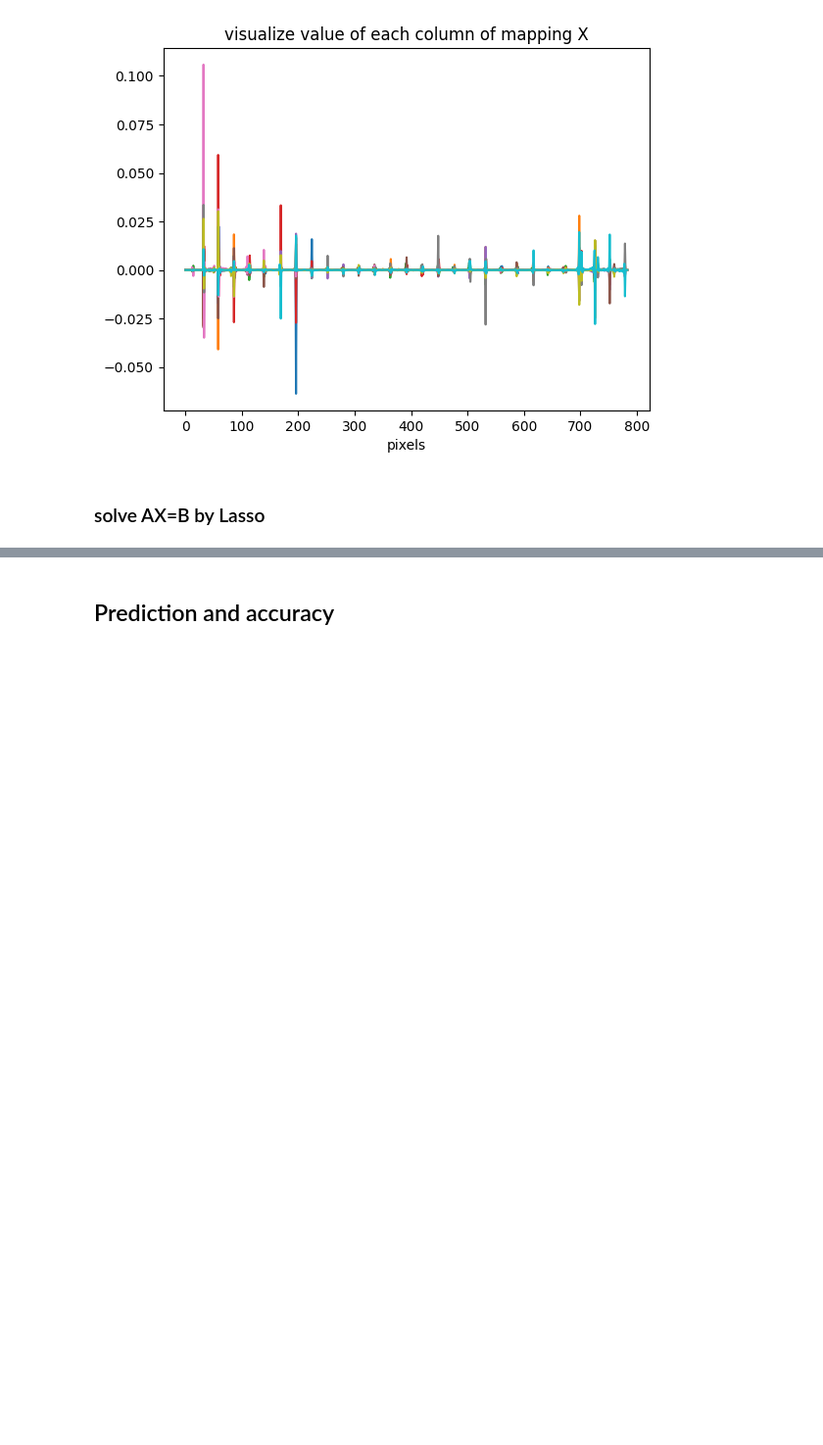
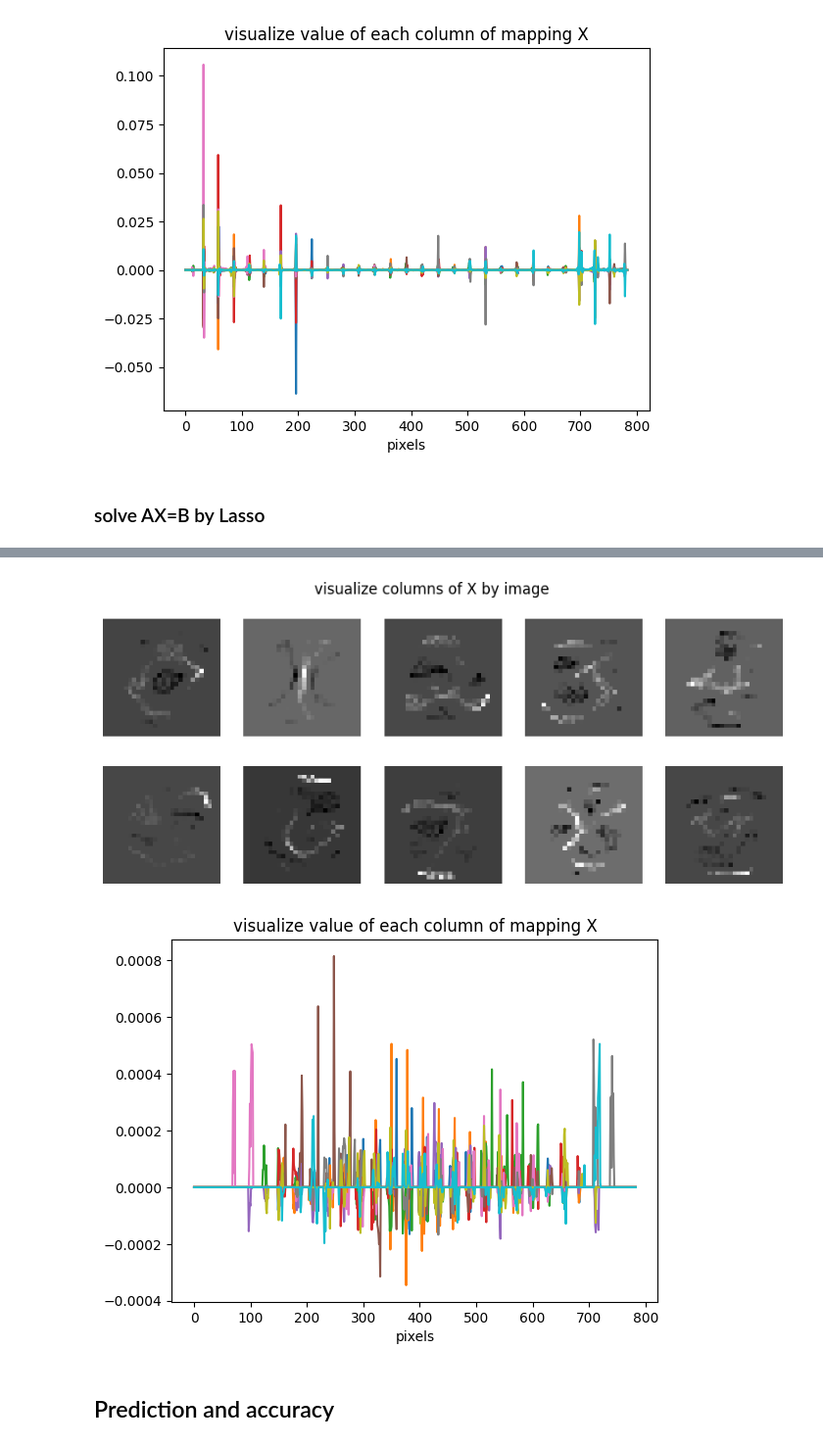
Before and after one commit to zhaoheng001/Heng_Zhao_Homework_Data_Driven, a Jupyter notebook: hw4_4.ipynb, the cells around one changed output, grey strips where cells are left out. Shown at 98% size. Saved outputs shown, nothing was run; the diff lists cells and outputs as text; code cells hidden in the pictures; blank space fills up the shorter version.

```diff
--- a/hw4_4.ipynb
+++ b/hw4_4.ipynb
@@ -124,3 +169,22 @@ plt.show()
+# %%
+#plot each column of X as 28*28 images
+plt.figure(figsize=(10,4))
+for i in range(10):
+    plt.subplot(2,5,i+1)
+    plt.imshow(np.reshape(X_ElasNet[:,i],(28,28)), cmap=plt.get_cmap('gray'))
+    plt.axis('off')
+plt.suptitle('visualize columns of X by image')
+plt.show()
+
+#plot each column of mapping matrix X
+for j in range(10):
+    plt.plot(X_ElasNet[:,j])
+    plt.xlabel('pixels')
+plt.title('visualize value of each column of mapping X')
+plt.show()
+# %% [output]
+[figure, added]
+[figure, added]
 # %% [markdown]
 ## Prediction and accuracy
 # %%
```
Also changed, not shown: parts of 16 cells of this notebook.
